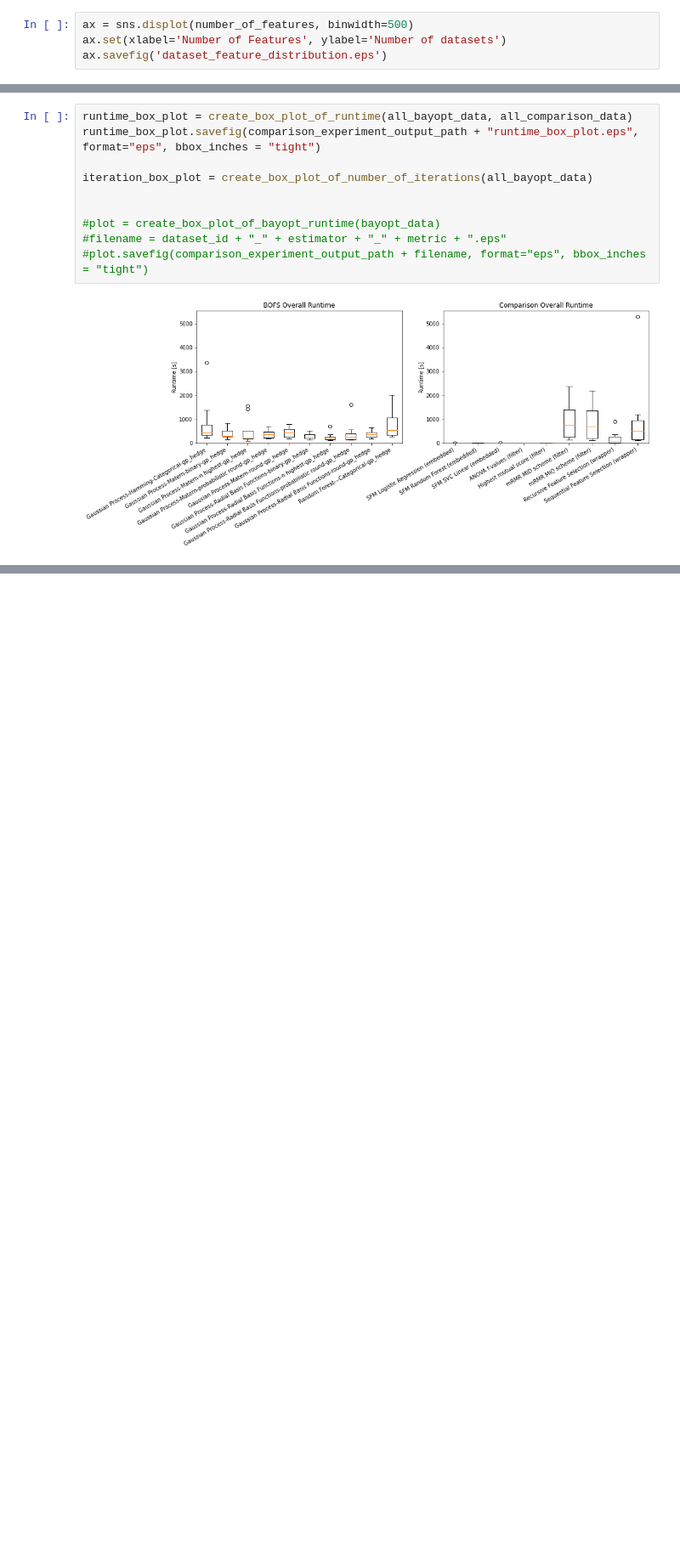
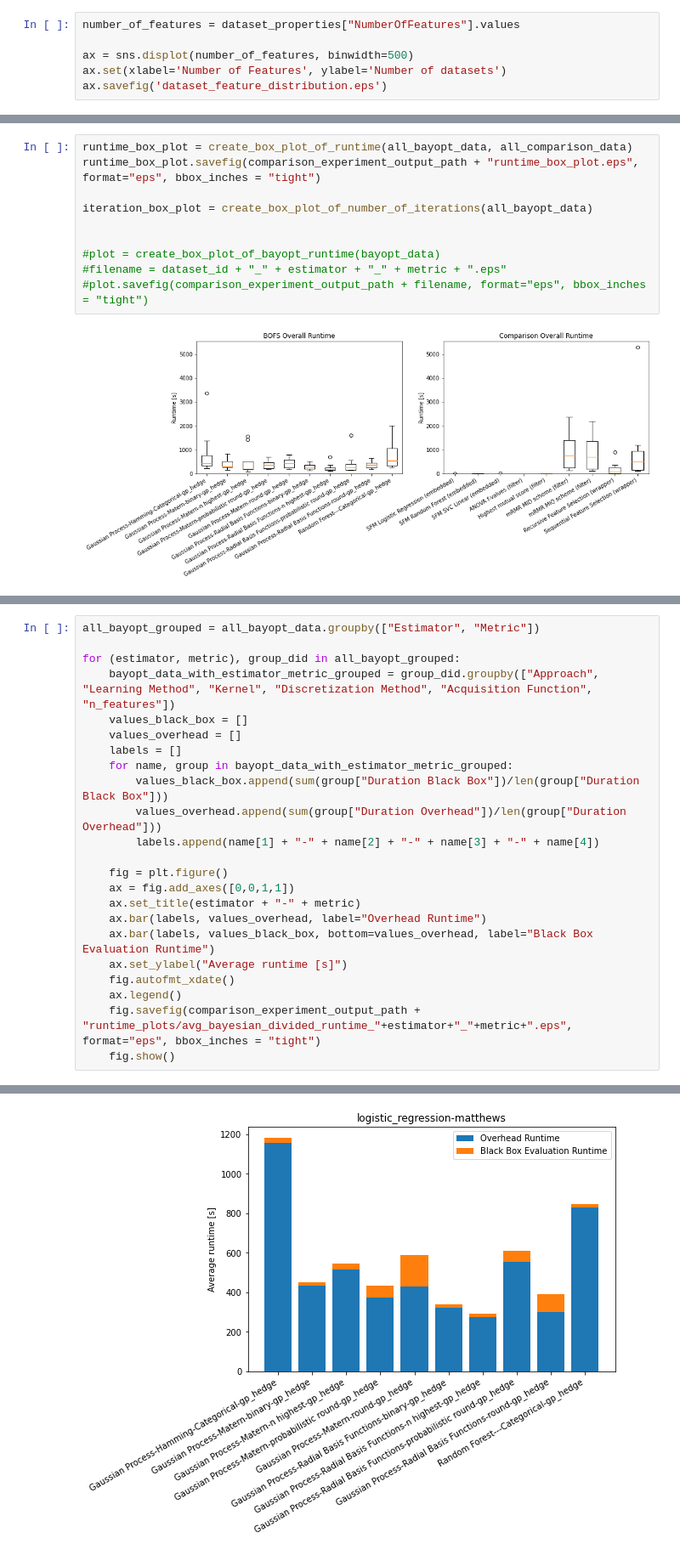
Before and after one commit to patrickehrler/meta-modelling-feature-selection, a Jupyter notebook: jupyter-notebook/evaluation.ipynb, the cells around one changed output, grey strips where cells are left out. Shown at 85% size. Saved outputs shown, nothing was run; the diff lists cells and outputs as text; blank space fills up the shorter version.

```diff
--- a/jupyter-notebook/evaluation.ipynb
+++ b/jupyter-notebook/evaluation.ipynb
@@ -12,4 +12,6 @@ number_of_features = datasets["NumberOfFeatures"].values
 # %%
+number_of_features = dataset_properties["NumberOfFeatures"].values
+
 ax = sns.displot(number_of_features, binwidth=500)
 ax.set(xlabel='Number of Features', ylabel='Number of datasets')
 ax.savefig('dataset_feature_distribution.eps')
@@ -234,0 +270,24 @@ iteration_box_plot = create_box_plot_of_number_of_iterations(all_bayopt_data)
+# %%
+all_bayopt_grouped = all_bayopt_data.groupby(["Estimator", "Metric"])
+
+for (estimator, metric), group_did in all_bayopt_grouped:
+    bayopt_data_with_estimator_metric_grouped = group_did.groupby(["Approach", "Learning Method", "Kernel", "Discretization Method", "Acquisition Function", "n_features"])
+    values_black_box = []
+    values_overhead = []
+    labels = []
+    for name, group in bayopt_data_with_estimator_metric_grouped:
+        values_black_box.append(sum(group["Duration Black Box"])/len(group["Duration Black Box"]))
+        values_overhead.append(sum(group["Duration Overhead"])/len(group["Duration Overhead"]))
+        labels.append(name[1] + "-" + name[2] + "-" + name[3] + "-" + name[4])
+
+    fig = plt.figure()
+    ax = fig.add_axes([0,0,1,1])
+    ax.set_title(estimator + "-" + metric)
+    ax.bar(labels, values_overhead, label="Overhead Runtime")
+    ax.bar(labels, values_black_box, bottom=values_overhead, label="Black Box Evaluation Runtime")
+    ax.set_ylabel("Average runtime [s]")
+    fig.autofmt_xdate()
+    ax.legend()
+    fig.savefig(comparison_experiment_output_path + "runtime_plots/avg_bayesian_divided_runtime_"+estimator+"_"+metric+".eps", format="eps", bbox_inches = "tight")
+    fig.show()
+# %% [output]
@@ -234,0 +298 @@ iteration_box_plot = create_box_plot_of_number_of_iterations(all_bayopt_data)
+[figure, added]
```
Also changed, not shown: parts of 9 cells of this notebook.
